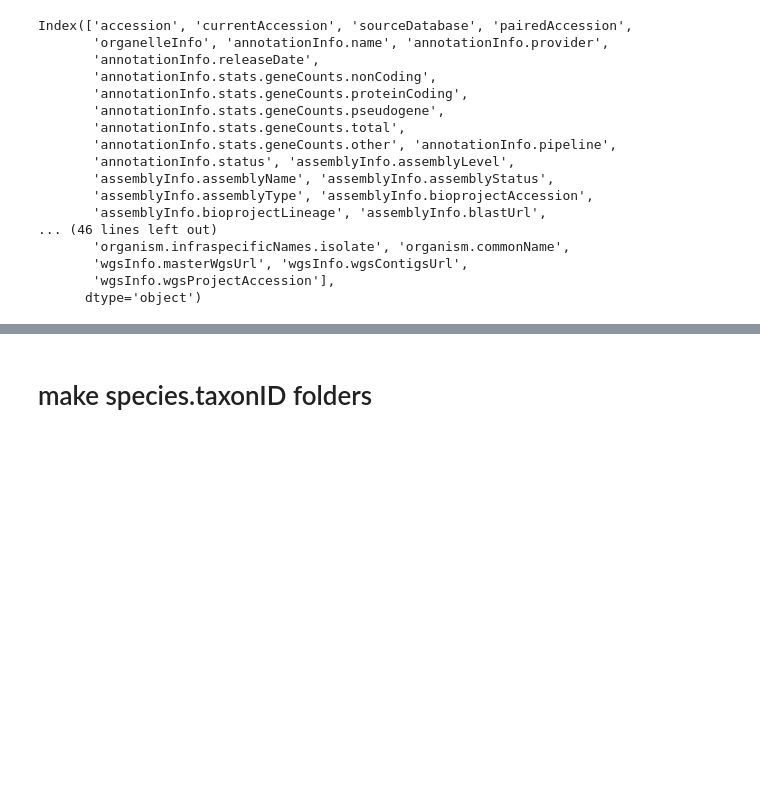
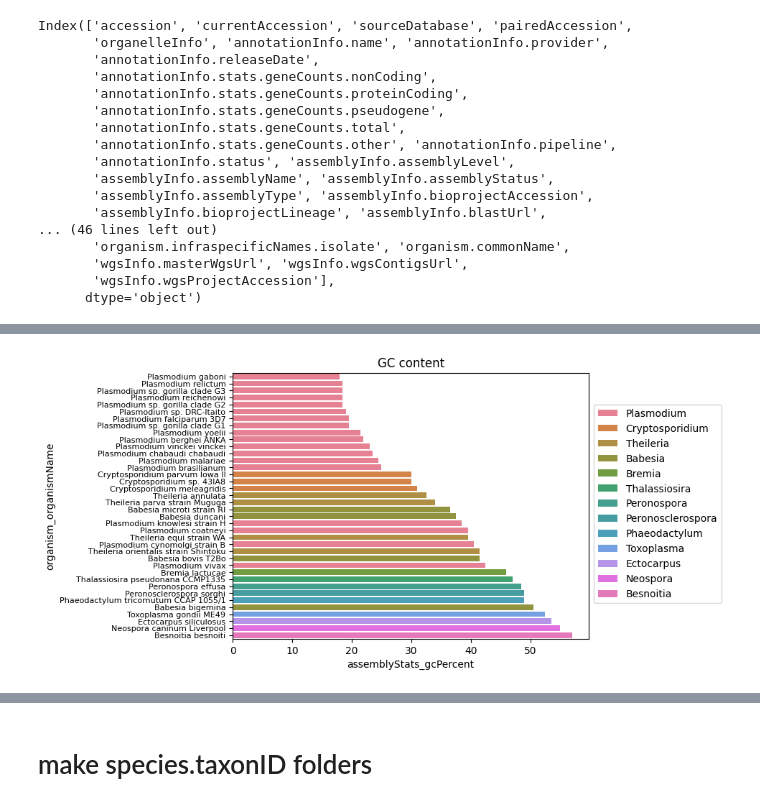
Before and after one commit to apollo994/references_log, a Jupyter notebook: reorg_ncbi_dataset_dw.ipynb, the cells around one changed output, grey strips where cells are left out. Cells and saved outputs as stored; diff of their text form; code cells hidden in the pictures; blank space fills up the shorter version.

```diff
--- a/reorg_ncbi_dataset_dw.ipynb
+++ b/reorg_ncbi_dataset_dw.ipynb
@@ -131,0 +171,11 @@ clean_df
+# %%
+a = sns.barplot(data = clean_df.sort_values(by = 'assemblyStats_gcPercent') ,
+            y = 'organism_organismName',
+            x = 'assemblyStats_gcPercent', hue = 'Genus')
+
+plt.legend(bbox_to_anchor=(1., 0.9))
+a.set_yticklabels(a.get_yticklabels(), size = 8)
+plt.title('GC content')
+plt.show()
+# %% [output]
+[figure, added]
```
Also changed, not shown: parts of 8 cells of this notebook.
